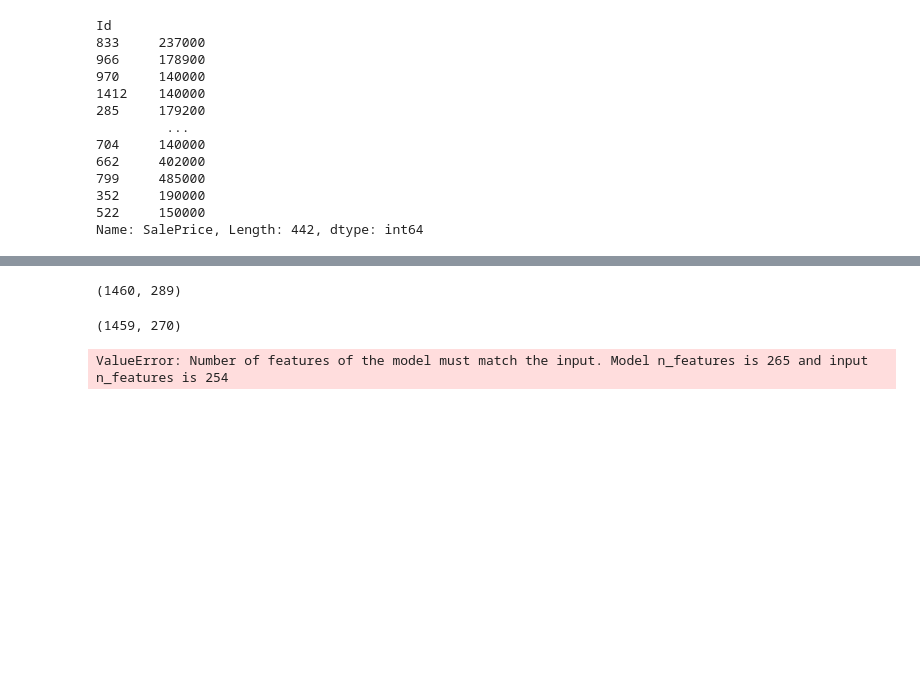
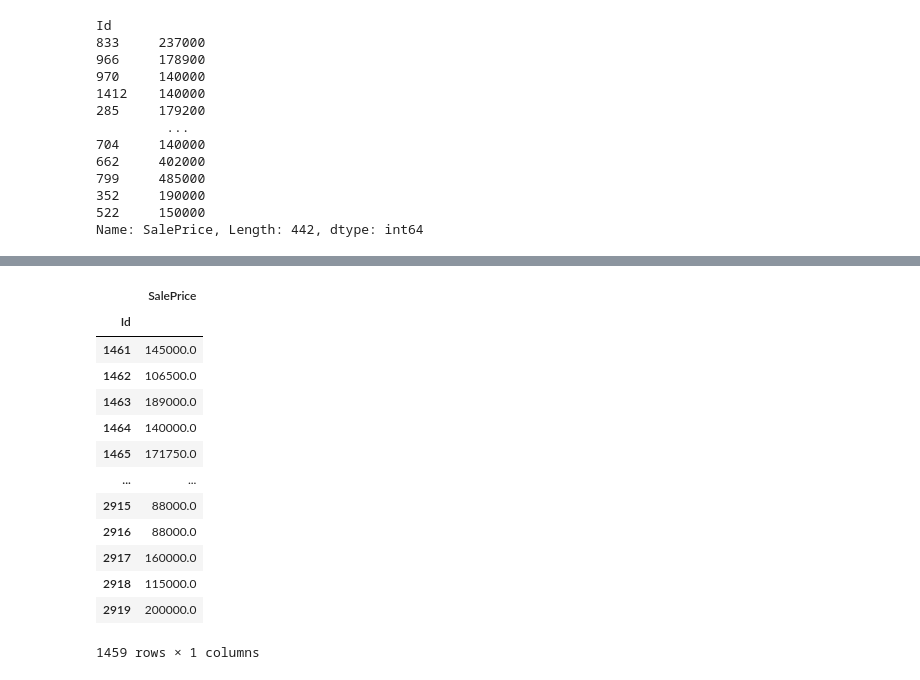
Before and after one commit to Julia117/learning_data_science, a Jupyter notebook: house_prices_advanced/house_prices.ipynb, the cells around one changed output, grey strips where cells are left out. Cells and saved outputs as stored; diff of their text form; code cells hidden in the pictures; blank space fills up the shorter version.

```diff
--- a/house_prices_advanced/house_prices.ipynb
+++ b/house_prices_advanced/house_prices.ipynb
@@ -196,2 +325,0 @@ test_data = test_data.drop(['PoolQC', 'Fence', 'MiscFeature', 'Alley', 'Fireplac
-# %%
-test_data = test_data.fillna({"LotFrontage": test_data.LotFrontage.median()})
@@ -236,4 +325,0 @@ dtype: int64
-# %%
-test_data = pd.get_dummies(test_data)
-# %%
-test_data = test_data.dropna(axis=0)
@@ -242,12 +326,20 @@ test_data = test_data.dropna(axis=0)
-# %%
-pd.get_dummies(train_data).shape
-# %% [output]
-(1460, 289)
-# %%
-pd.get_dummies(test_data).shape
-# %% [output]
-(1459, 270)
-# %%
-y_pred = rf.predict(test_data)
-# %% [output]
-ValueError: Number of features of the model must match the input. Model n_features is 265 and input n_features is 254
+# %%
+pred_df = test_data[['Id', 'SalePrice']]
+pred_df.set_index('Id', inplace=True)
+# %%
+pred_df
+# %% [output]
+|  | SalePrice |
+| Id |  |
+| 1461 | 145000.0 |
+| 1462 | 106500.0 |
+| 1463 | 189000.0 |
+| 1464 | 140000.0 |
+| 1465 | 171750.0 |
+| ... | ... |
+| 2915 | 88000.0 |
+| 2916 | 88000.0 |
+| 2917 | 160000.0 |
+| 2918 | 115000.0 |
+| 2919 | 200000.0 |
+1459 rows × 1 columns
```
Also changed, not shown: parts of 47 cells of this notebook.
